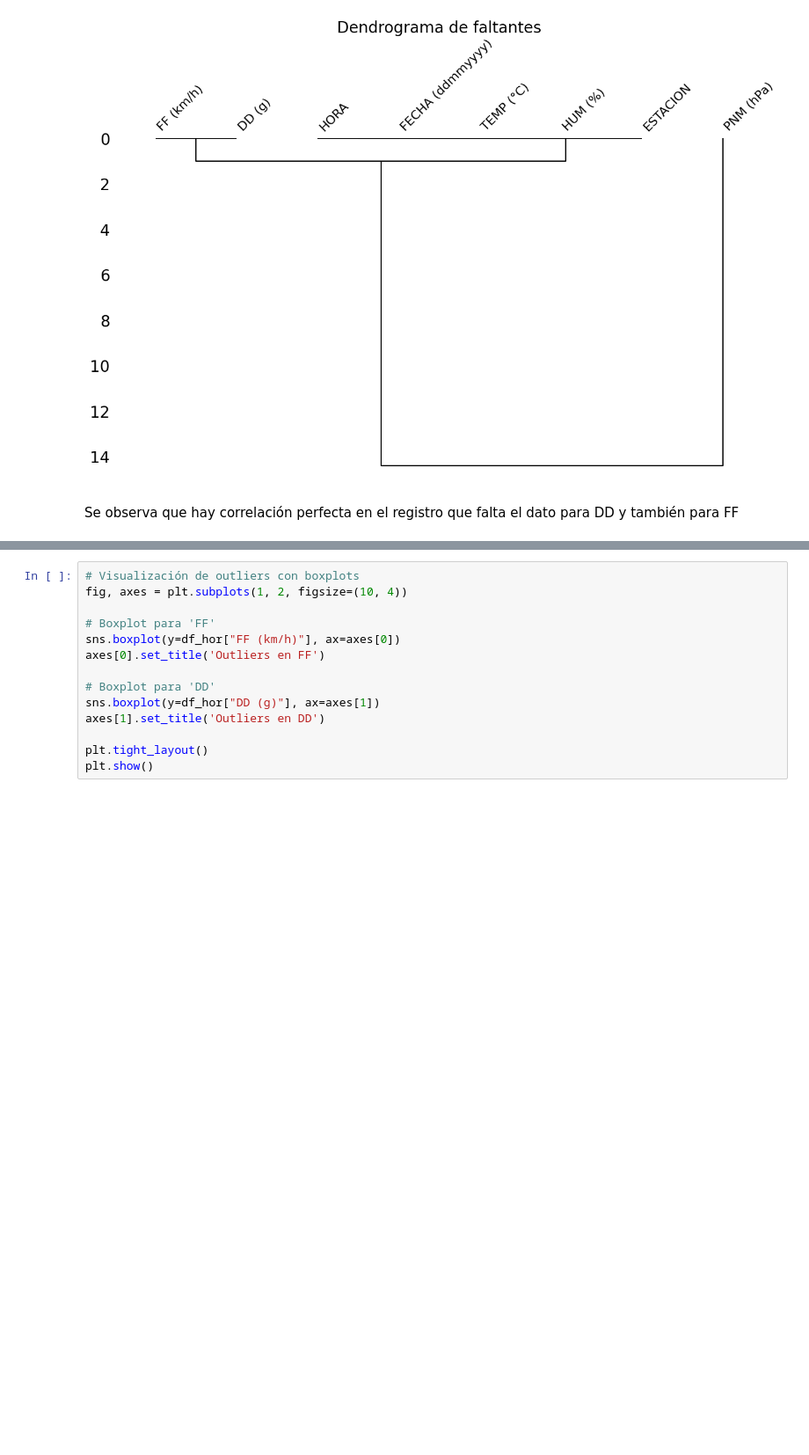
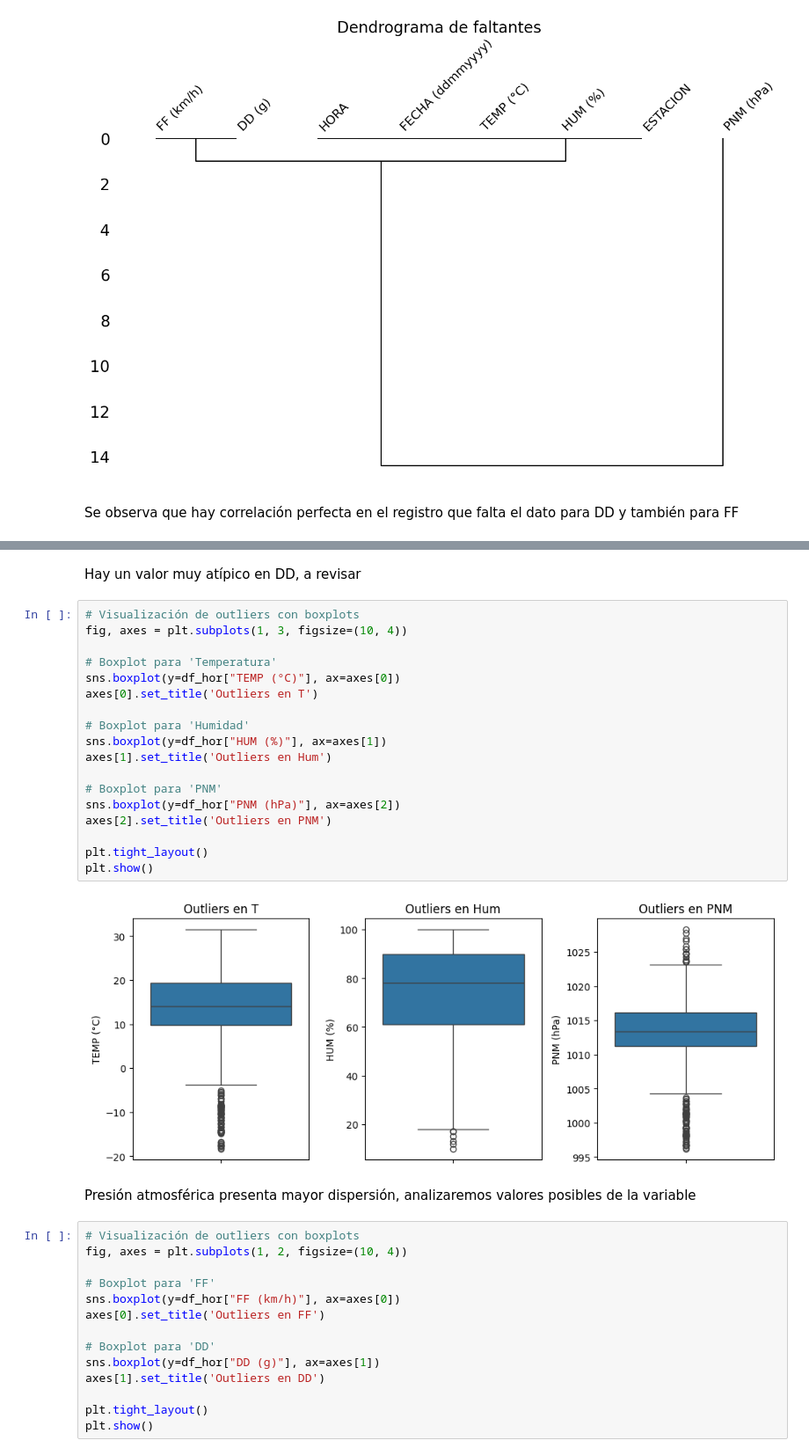
Before and after one commit to danisa-loop/AnalisisDatos_JUL2025_CEIA, a Jupyter notebook: tp1_EDA.ipynb, the cells around one changed output, grey strips where cells are left out. Shown at 88% size. Drawn from its saved outputs; the diff is of its cells as text; blank space fills up the shorter version.

```diff
--- a/tp1_EDA.ipynb
+++ b/tp1_EDA.ipynb
@@ -168,3 +203,27 @@ Se observa que hay correlación perfecta en el registro que falta el dato para D
+# %% [markdown]
+Hay un valor muy atípico en DD, a revisar
+# %%
+# Visualización de outliers con boxplots
+fig, axes = plt.subplots(1, 3, figsize=(10, 4))
+
+# Boxplot para 'Temperatura'
+sns.boxplot(y=df_hor["TEMP (°C)"], ax=axes[0])
+axes[0].set_title('Outliers en T')
+
+# Boxplot para 'Humidad'
+sns.boxplot(y=df_hor["HUM (%)"], ax=axes[1])
+axes[1].set_title('Outliers en Hum')
+
+# Boxplot para 'PNM'
+sns.boxplot(y=df_hor["PNM (hPa)"], ax=axes[2])
+axes[2].set_title('Outliers en PNM')
+
+plt.tight_layout()
+plt.show()
+# %% [output]
+[figure, added]
+# %% [markdown]
+Presión atmosférica presenta mayor dispersión, analizaremos valores posibles de la variable
 # %%
 # Visualización de outliers con boxplots
 fig, axes = plt.subplots(1, 2, figsize=(10, 4))
```
Also changed, not shown: parts of 6 cells of this notebook.
